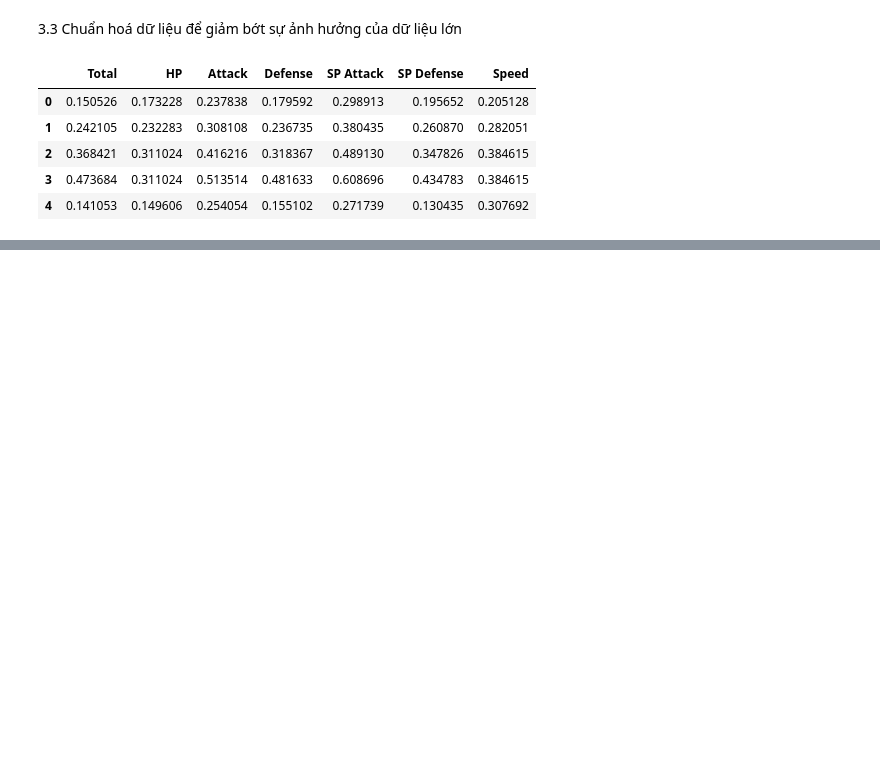
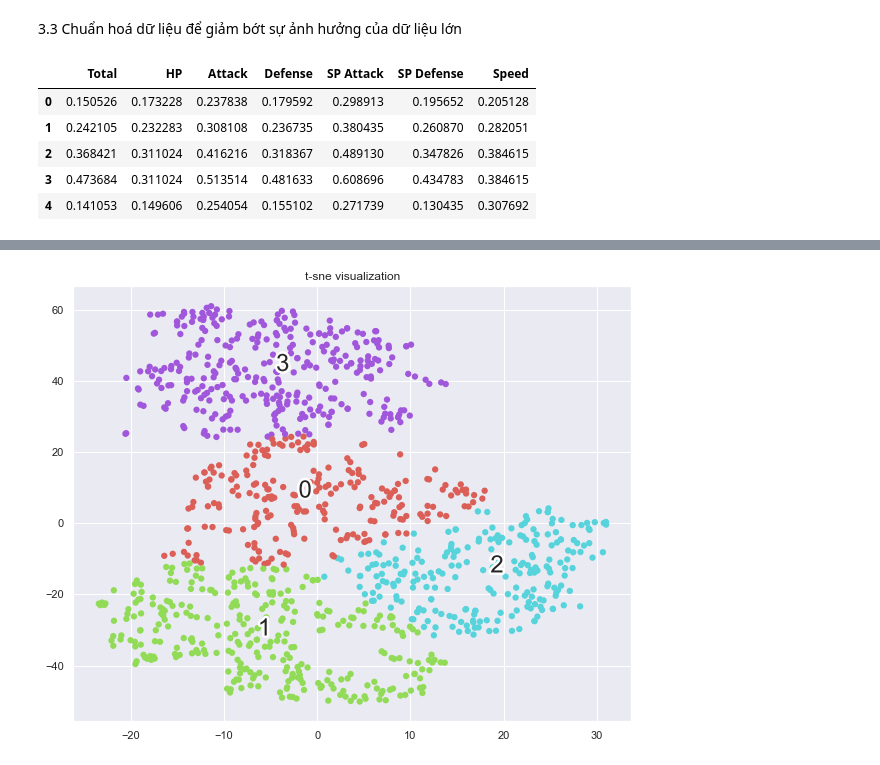
Before and after one commit to huynhngocthuat/datascience-pokemon-clustering, a Jupyter notebook: Tiểu luận cuối kì KHDL.ipynb, the cells around one changed output, grey strips where cells are left out. Drawn from its saved outputs; the diff is of its cells as text; code cells hidden in the pictures; blank space fills up the shorter version.

```diff
--- a/Tiểu luận cuối kì KHDL.ipynb
+++ b/Tiểu luận cuối kì KHDL.ipynb
@@ -167,0 +205,20 @@ df_minmax.head()
+# %%
+def kMeans_clusters_func(data, k = 4):
+    km = KMeans(k)
+    km.fit_predict(data)
+    score = silhouette_score(data, km.labels_, metric='euclidean')
+    return km.labels_, score
+# %%
+from sklearn.manifold import TSNE
+
+for n_component in range(2,4):
+    df_TSNE = pd.DataFrame(TSNE(n_components=n_component, random_state=1).fit_transform(df_MinMax))
+
+    for k in range(2, 6):
+      clusters, score = kMeans_clusters_func(df_TSNE, k)
+      print(f"n = {n_component}, k = {k}, score = {score}")
+
+
+
+
+print(score)
@@ -167,0 +235,27 @@ df_minmax.head()
+# %%
+import matplotlib.patheffects as PathEffects
+import seaborn as sns
+import numpy as np
+
+def _plot_kmean_scatter(X, labels):
+
+    num_classes = len(np.unique(labels))
+    palette = np.array(sns.color_palette("hls", num_classes))
+
+    fig = plt.figure(figsize=(10, 8))
+    ax = plt.subplot()
+    sc = ax.scatter(X.iloc[:,0], X.iloc[:,1], lw=0, s=40, c=palette[labels.astype(np.int)])
+
+    txts = []
+
+    for i in range(num_classes):
+        xtext, ytext = np.median(X.iloc[labels == i, :], axis=0)
+        txt = ax.text(xtext, ytext, str(i), fontsize=24)
+        txt.set_path_effects([
+            PathEffects.Stroke(linewidth=5, foreground="w"),
+            PathEffects.Normal()])
+        txts.append(txt)
+    plt.title('t-sne visualization')
+
+_plot_kmean_scatter(df_TSNE, clusters)
+# %% [output]
@@ -167,0 +264 @@ df_minmax.head()
+[figure, added]
```
Also changed, not shown: parts of 14 cells of this notebook.
